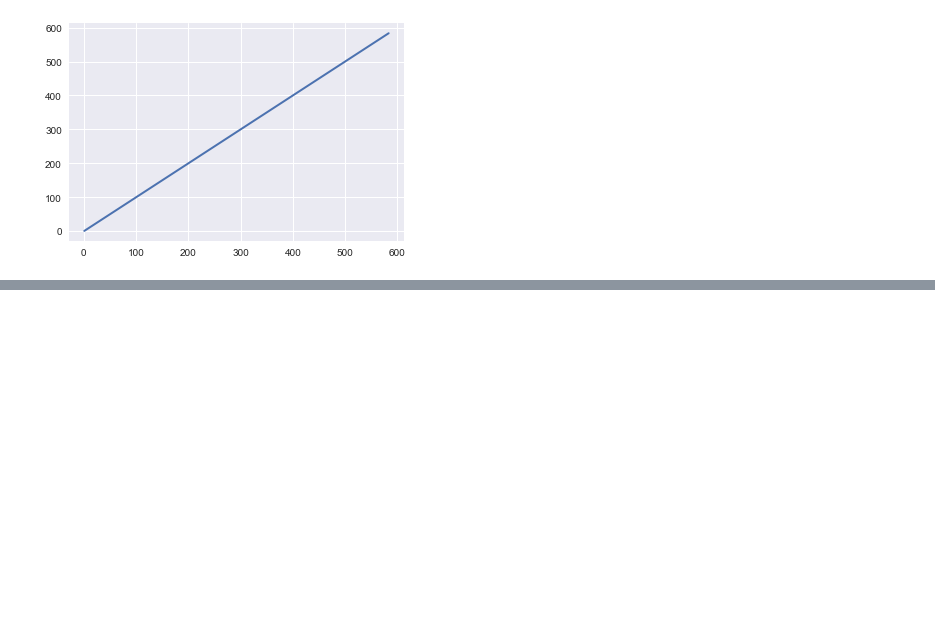
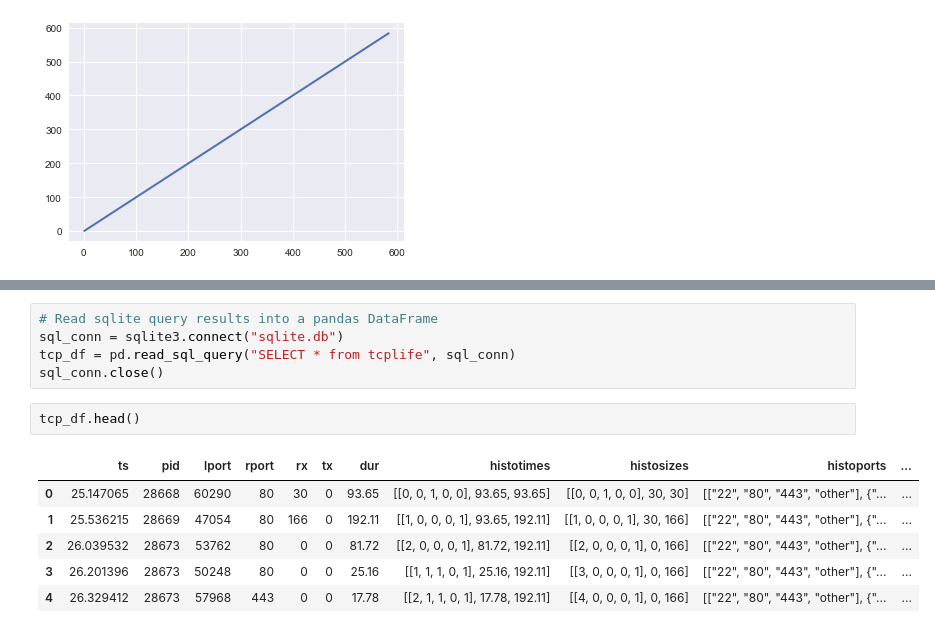
Before and after one commit to JosephKevin/TimeSeriesPrediction, a Jupyter notebook: ts_prediction_playground.ipynb, the cells around one changed output, grey strips where cells are left out. Cells and saved outputs as stored; diff of their text form; blank space fills up the shorter version.

```diff
--- a/ts_prediction_playground.ipynb
+++ b/ts_prediction_playground.ipynb
@@ -297 +294,15 @@ display_plot_hist(input_df=exec_clean, x='ts', y='rate1s')
 [figure]
+# %%
+# Read sqlite query results into a pandas DataFrame
+sql_conn = sqlite3.connect("sqlite.db")
+tcp_df = pd.read_sql_query("SELECT * from tcplife", sql_conn)
+sql_conn.close()
+# %%
+tcp_df.head()
+# %% [output]
+|  | ts | pid | lport | rport | rx | tx | dur | histotimes | histosizes | histoports | ... |
+| 0 | 25.147065 | 28668 | 60290 | 80 | 30 | 0 | 93.65 | [[0, 0, 1, 0, 0], 93.65, 93.65] | [[0, 0, 1, 0, 0], 30, 30] | [["22", "80", "443", "other"], {"... | ... |
+| 1 | 25.536215 | 28669 | 47054 | 80 | 166 | 0 | 192.11 | [[1, 0, 0, 0, 1], 93.65, 192.11] | [[1, 0, 0, 0, 1], 30, 166] | [["22", "80", "443", "other"], {"... | ... |
+| 2 | 26.039532 | 28673 | 53762 | 80 | 0 | 0 | 81.72 | [[2, 0, 0, 0, 1], 81.72, 192.11] | [[2, 0, 0, 0, 1], 0, 166] | [["22", "80", "443", "other"], {"... | ... |
+| 3 | 26.201396 | 28673 | 50248 | 80 | 0 | 0 | 25.16 | [[1, 1, 1, 0, 1], 25.16, 192.11] | [[3, 0, 0, 0, 1], 0, 166] | [["22", "80", "443", "other"], {"... | ... |
+| 4 | 26.329412 | 28673 | 57968 | 443 | 0 | 0 | 17.78 | [[2, 1, 1, 0, 1], 17.78, 192.11] | [[4, 0, 0, 0, 1], 0, 166] | [["22", "80", "443", "other"], {"... | ... |
```
Also changed, not shown: parts of 4 cells of this notebook.
